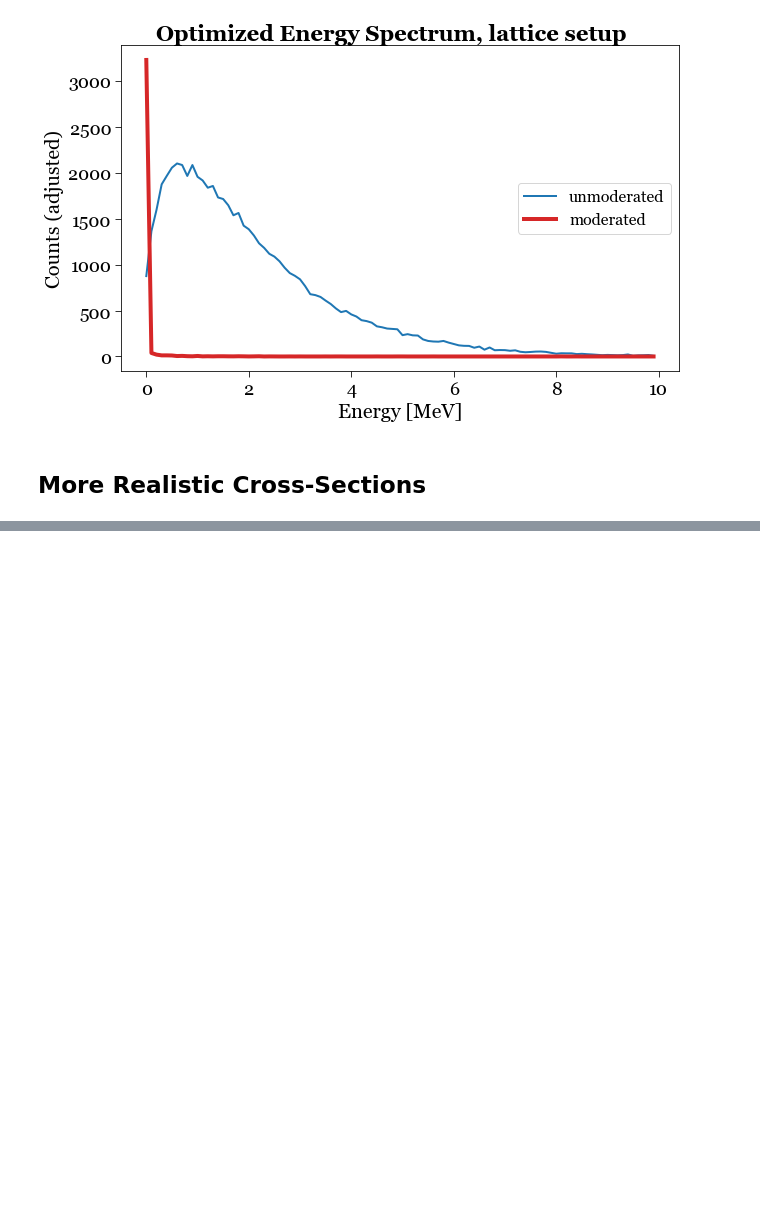
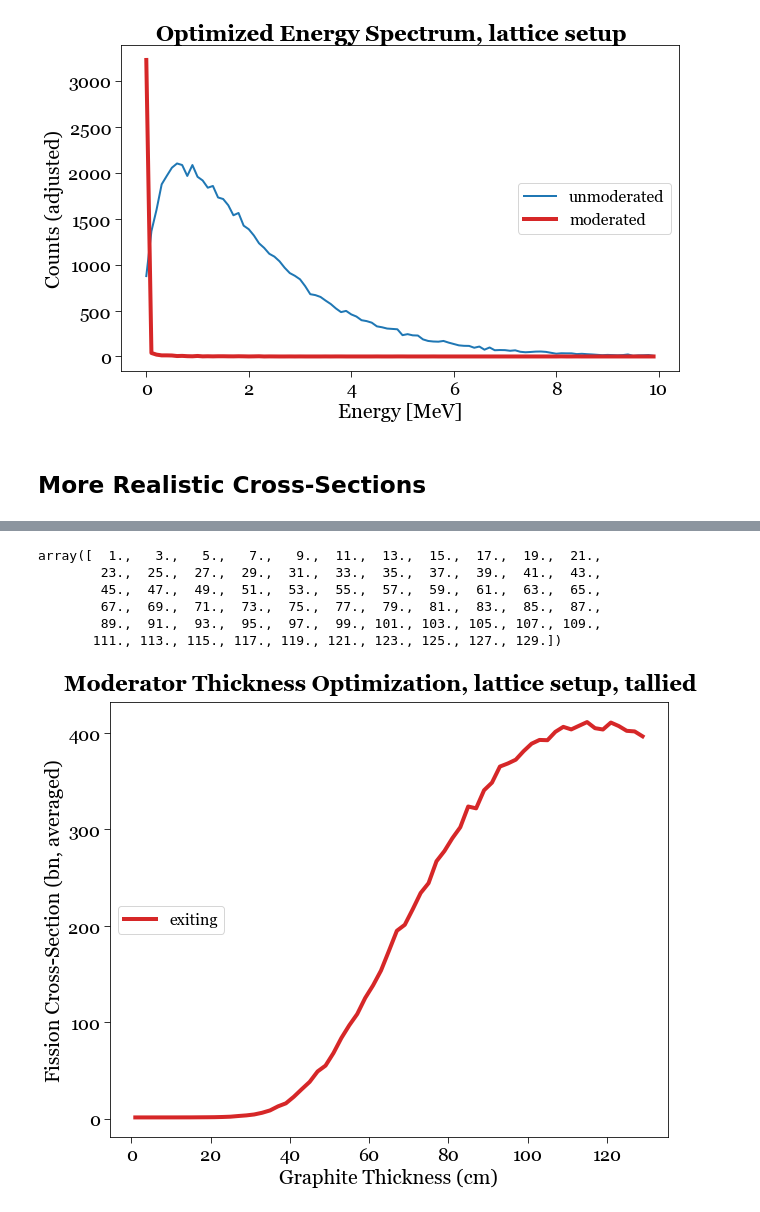
Before and after one commit to chew-in/computational_physics, a Jupyter notebook: 5_Chicago-Pile1/CP-1_simulation.ipynb, the cells around one changed output, grey strips where cells are left out. Cells and saved outputs as stored; diff of their text form; code cells hidden in the pictures; blank space fills up the shorter version.

```diff
--- a/5_Chicago-Pile1/CP-1_simulation.ipynb
+++ b/5_Chicago-Pile1/CP-1_simulation.ipynb
@@ -466,4 +462,4 @@ plt.show()
 # %%
 u235fission_data = np.loadtxt('./code/u235fission.in')
 neutron_energies = u235fission_data[:, 0]
-fisson_cross_sections = u235fission_data[:, 1]
+fission_cross_sections = u235fission_data[:, 1]
@@ -547,0 +521,12 @@ def fermi_tally(D=20.0):
+# %%
+d_range_tally = 130
+d_bin_tally = d_range_tally // 2
+
+d_counts_tally             = np.zeros(d_bin_tally)
+total_cross_sections_tally = np.zeros(d_bin_tally)
+
+for i, D in enumerate(np.array(range(1, 2 * d_bin_tally + 1, 2))):
+    print(i, D)
+    d, total_cross_section        = fermi_tally(D)
+    d_counts_tally[i]             = d
+    total_cross_sections_tally[i] = total_cross_section
@@ -547,0 +551,40 @@ def fermi_tally(D=20.0):
+# %%
+d_counts_tally
+# %% [output]
+array([  1.,   3.,   5.,   7.,   9.,  11.,  13.,  15.,  17.,  19.,  21.,
+        23.,  25.,  27.,  29.,  31.,  33.,  35.,  37.,  39.,  41.,  43.,
+        45.,  47.,  49.,  51.,  53.,  55.,  57.,  59.,  61.,  63.,  65.,
+        67.,  69.,  71.,  73.,  75.,  77.,  79.,  81.,  83.,  85.,  87.,
+        89.,  91.,  93.,  95.,  97.,  99., 101., 103., 105., 107., 109.,
+       111., 113., 115., 117., 119., 121., 123., 125., 127., 129.])
+# %%
+fig = plt.figure(figsize=(10, 8))
+ax = plt.gca()
+
+ax.plot(d_counts_tally, total_cross_sections_tally/1e4,
+        label='exiting',
+        color=tableau_colors[3], linewidth=4.0)
+
+# Customize tick sizes
+ax.tick_params(axis='both', which='major', labelsize=18, length=6)  # Adjust label size and tick length
+# ax.set_xlim(0, 300)
+# ax.set_ylim(0, 1.2)
+ax.set_xticklabels(ax.get_xticks(), fontdict=tick_font)
+ax.set_yticklabels(ax.get_yticks(), fontdict=tick_font)
+# ax.set_yticklabels([])
+ax.xaxis.set_major_formatter(StrMethodFormatter('{x:.0f}'))
+ax.yaxis.set_major_formatter(StrMethodFormatter('{x:.0f}'))
+
+# Customize the plot (optional)
+plt.xlabel('Graphite Thickness (cm)', fontdict=font)
+plt.ylabel('Fission Cross-Section (bn, averaged)', fontdict=font)
+plt.gcf().set_facecolor('white')
+fig.suptitle('Moderator Thickness Optimization, lattice setup, tallied',
+             fontproperties=suptitle_font, y=0.93)
+plt.legend(loc='center left', prop=legend_font)
+
+# Show the plot
+plt.savefig('./plots/graphite_thickness_tally.png')
+plt.show()
+# %% [output]
+[figure, added]
```
Also changed, not shown: parts of 8 cells of this notebook, 3 other files.
